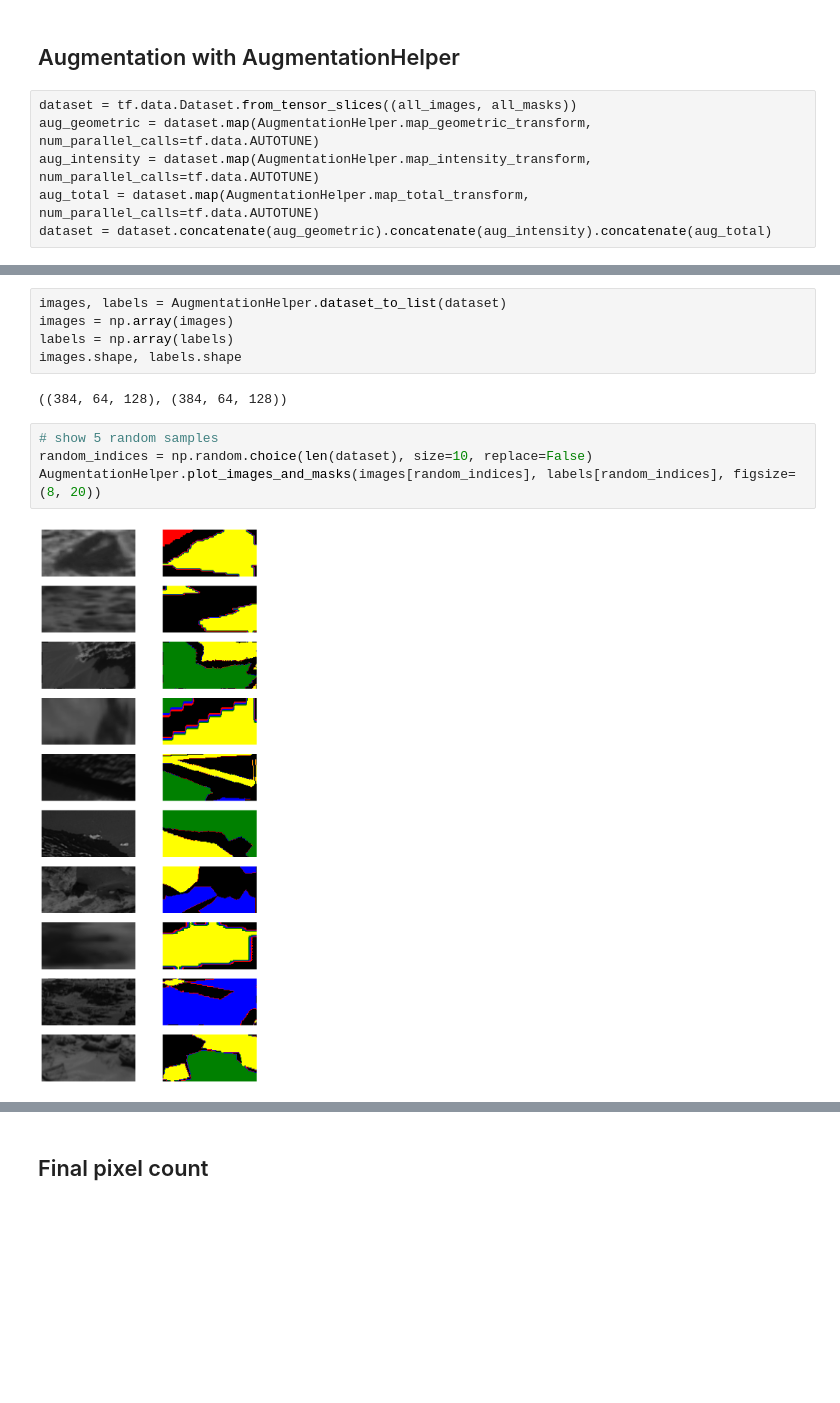
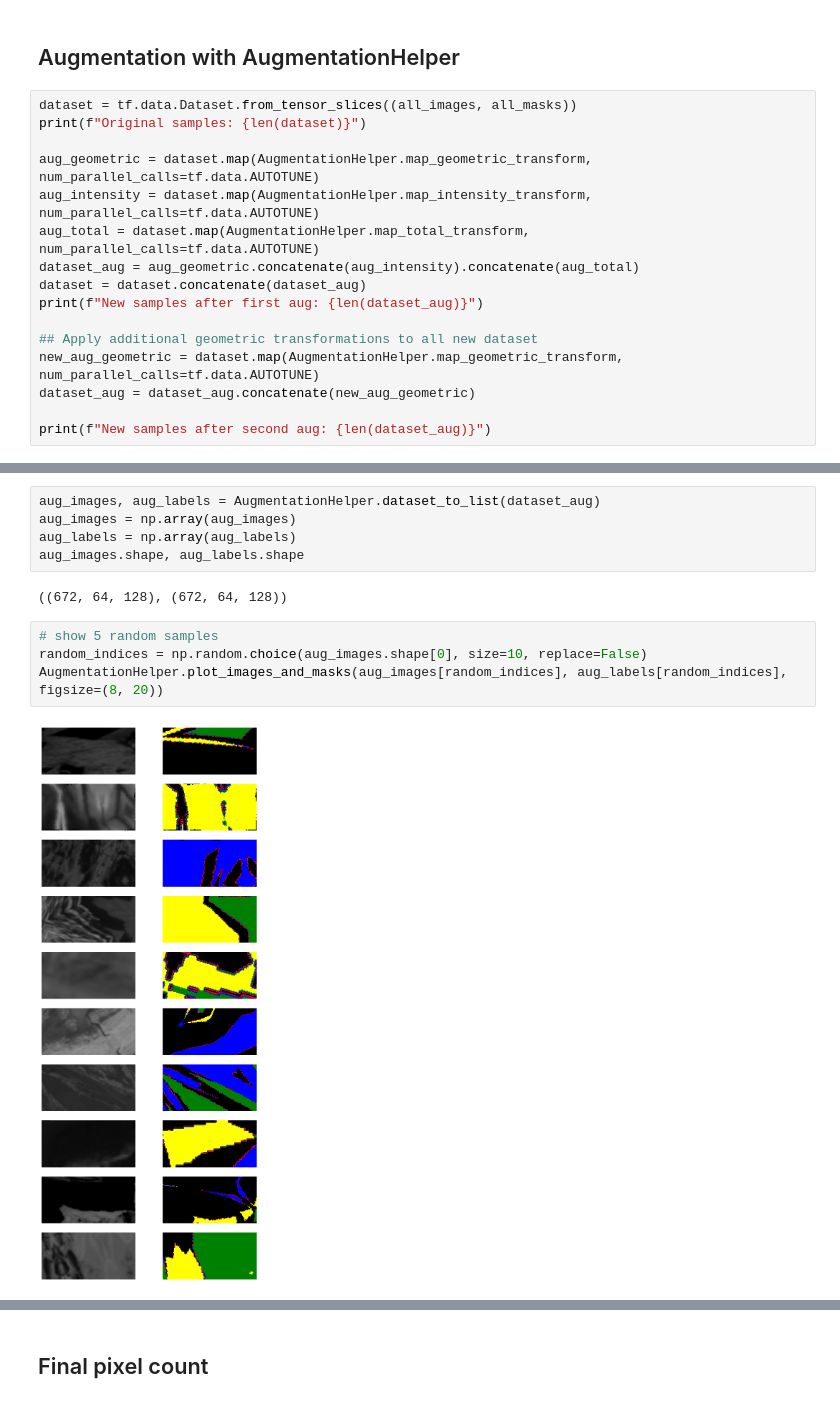
Before and after one commit to sissamatteo29/MarsTerrainSemanticSegmentation, a Jupyter notebook: Notebooks/class_4_zoom_then_aug.ipynb, the cells around one changed output, grey strips where cells are left out. Cells and saved outputs as stored; diff of their text form; blank space fills up the shorter version.

```diff
--- a/Notebooks/class_4_zoom_then_aug.ipynb
+++ b/Notebooks/class_4_zoom_then_aug.ipynb
@@ -113,7 +115,17 @@ all_images.shape, all_masks.shape
 ## Augmentation with AugmentationHelper
 # %%
 dataset = tf.data.Dataset.from_tensor_slices((all_images, all_masks))
+print(f"Original samples: {len(dataset)}")
+
 aug_geometric = dataset.map(AugmentationHelper.map_geometric_transform, num_parallel_calls=tf.data.AUTOTUNE)
 aug_intensity = dataset.map(AugmentationHelper.map_intensity_transform, num_parallel_calls=tf.data.AUTOTUNE)
 aug_total = dataset.map(AugmentationHelper.map_total_transform, num_parallel_calls=tf.data.AUTOTUNE)
-dataset = dataset.concatenate(aug_geometric).concatenate(aug_intensity).concatenate(aug_total)
+dataset_aug = aug_geometric.concatenate(aug_intensity).concatenate(aug_total)
+dataset = dataset.concatenate(dataset_aug)
+print(f"New samples after first aug: {len(dataset_aug)}")
+
+## Apply additional geometric transformations to all new dataset
+new_aug_geometric = dataset.map(AugmentationHelper.map_geometric_transform, num_parallel_calls=tf.data.AUTOTUNE)
+dataset_aug = dataset_aug.concatenate(new_aug_geometric)
+
+print(f"New samples after second aug: {len(dataset_aug)}")
@@ -120,13 +136,13 @@ dataset = dataset.concatenate(aug_geometric).concatenate(aug_intensity).concaten
 # %%
-images, labels = AugmentationHelper.dataset_to_list(dataset)
-images = np.array(images)
-labels = np.array(labels)
-images.shape, labels.shape
+aug_images, aug_labels = AugmentationHelper.dataset_to_list(dataset_aug)
+aug_images = np.array(aug_images)
+aug_labels = np.array(aug_labels)
+aug_images.shape, aug_labels.shape
 # %% [output]
-((384, 64, 128), (384, 64, 128))
+((672, 64, 128), (672, 64, 128))
 # %%
 # show 5 random samples
-random_indices = np.random.choice(len(dataset), size=10, replace=False)
-AugmentationHelper.plot_images_and_masks(images[random_indices], labels[random_indices], figsize=(8, 20))
+random_indices = np.random.choice(aug_images.shape[0], size=10, replace=False)
+AugmentationHelper.plot_images_and_masks(aug_images[random_indices], aug_labels[random_indices], figsize=(8, 20))
 # %% [output]
-[figure, old version]
+[figure, new version]
```
Also changed, not shown: parts of 10 cells of this notebook, 2 other files.
